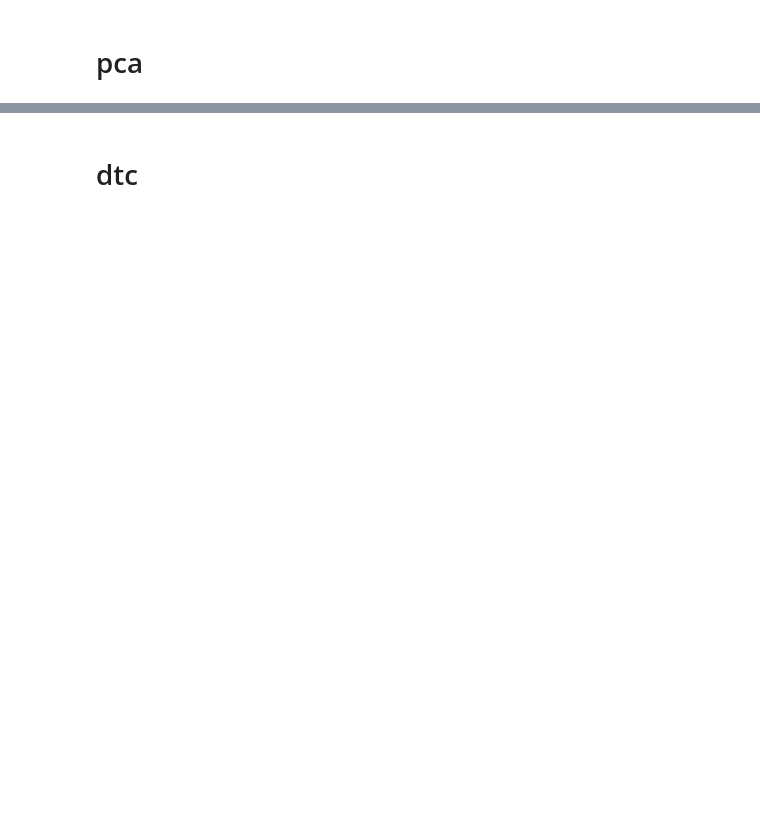
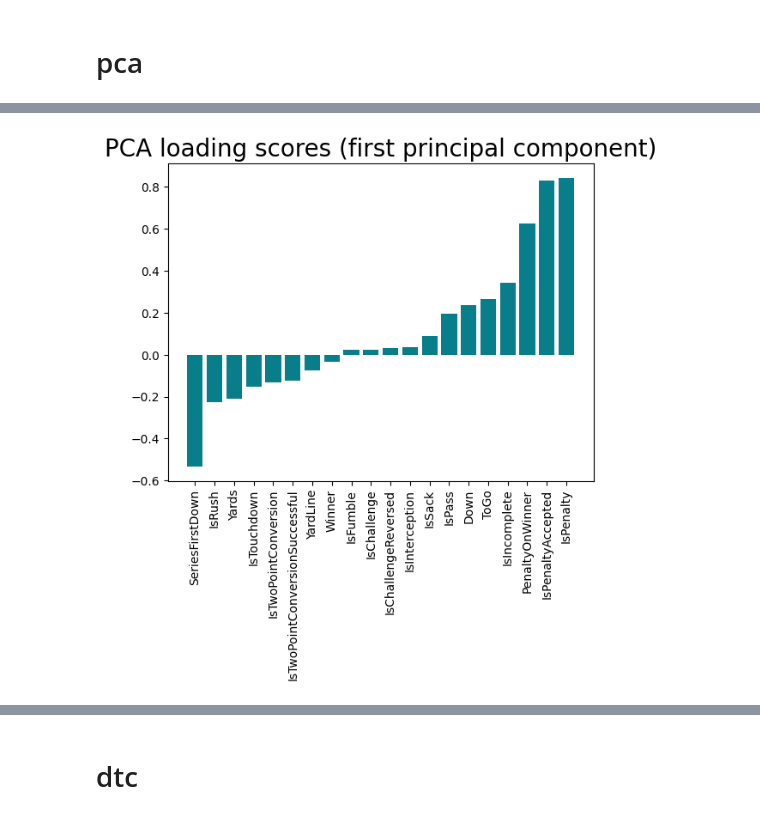
Before and after one commit to Pratik-Chaudhari-ggc/GT-Hacklytics, a Jupyter notebook: notebooks/dtc-notebook.ipynb, the cells around one changed output, grey strips where cells are left out. Cells and saved outputs as stored; diff of their text form; code cells hidden in the pictures; blank space fills up the shorter version.

```diff
--- a/notebooks/dtc-notebook.ipynb
+++ b/notebooks/dtc-notebook.ipynb
@@ -80,8 +86,8 @@ NameError: name 'pca1' is not defined
 # %%
 loadings = pd.DataFrame(
-    data=pca.components_.T * np.sqrt(pca.explained_variance_),
-    columns=[f'PC{i}' for i in range(1, len(X_train.columns) + 1)],
-    index=X_train.columns
+    data=pca1.components_.T * np.sqrt(pca1.explained_variance_),
+    columns=[f'PC{i}' for i in range(1, len(X_train_pca.columns) + 1)],
+    index=X_train_pca.columns
 )
 loadings.head()
 # %% [output]
@@ -89,9 +100,11 @@ AttributeError: 'numpy.ndarray' object has no attribute 'columns'
 # %%
-pc1_loadings = loadings.sort_values(by='PC1', ascending=False)[['PC1']]
+pc1_loadings = loadings.sort_values(by='PC1', ascending=True)[['PC1']]
 pc1_loadings = pc1_loadings.reset_index()
 pc1_loadings.columns = ['Attribute', 'CorrelationWithPC1']
 
 plt.bar(x=pc1_loadings['Attribute'], height=pc1_loadings['CorrelationWithPC1'], color='#087E8B')
 plt.title('PCA loading scores (first principal component)', size=20)
 plt.xticks(rotation='vertical')
 plt.show()
+# %% [output]
+[figure, added]
```
Also changed, not shown: parts of 10 cells of this notebook.
